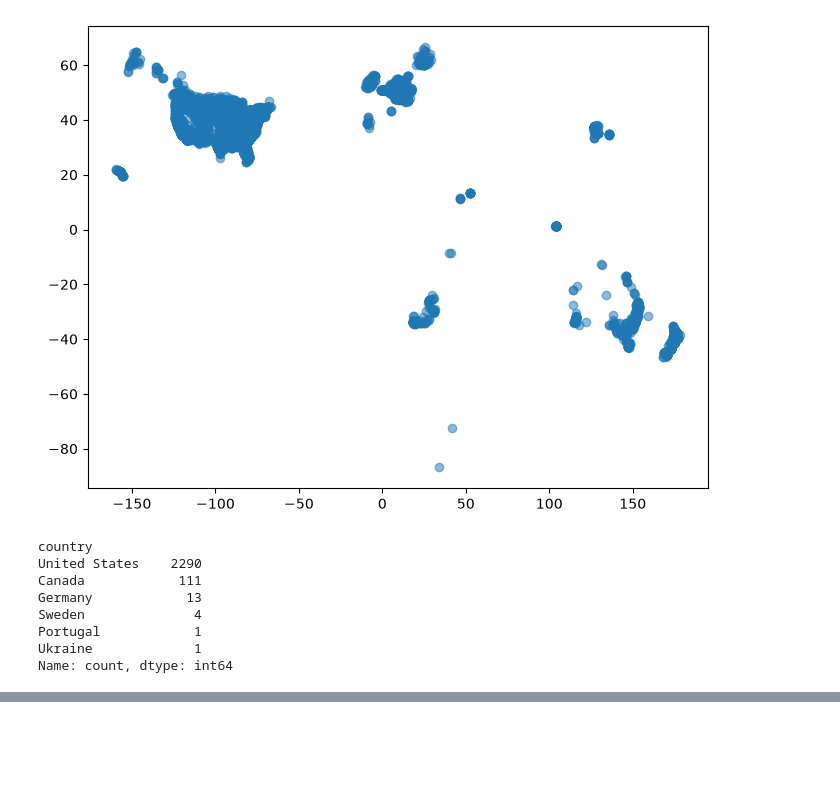
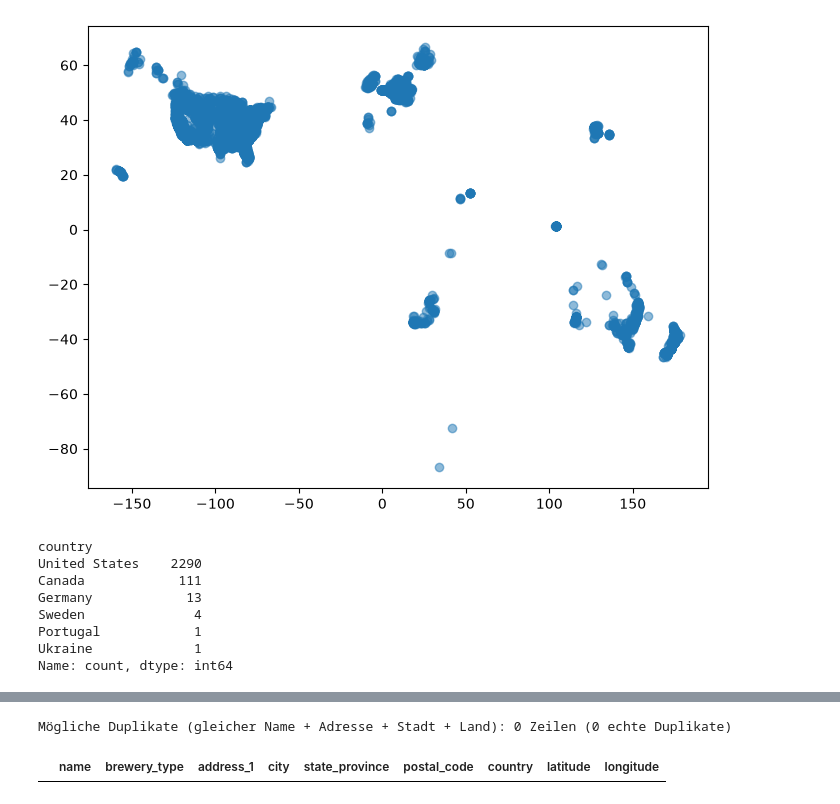
Before and after one commit to Proggy12/BreweryMap, a Jupyter notebook: EDA.ipynb, the cells around one changed output, grey strips where cells are left out. Drawn from its saved outputs; the diff is of its cells as text; code cells hidden in the pictures; blank space fills up the shorter version.

```diff
--- a/EDA.ipynb
+++ b/EDA.ipynb
@@ -167,0 +201,12 @@ Name: count, dtype: int64
+# %%
+subset_cols = ["name", "address_1", "city", "country"]
+mask = df_breweries_clean.duplicated(subset=subset_cols, keep=False)
+dup_addr = df_breweries_clean.loc[mask, :].sort_values(subset_cols)
+print(f"\nMögliche Duplikate (gleicher Name + Adresse + Stadt + Land): "
+      f"{dup_addr.shape[0]} Zeilen "
+      f"({dup_addr.duplicated(subset=subset_cols).sum()} echte Duplikate)")
+
+display(dup_addr)
+# %% [output]
+Mögliche Duplikate (gleicher Name + Adresse + Stadt + Land): 0 Zeilen (0 echte Duplikate)
+|  | name | brewery_type | address_1 | city | state_province | postal_code | country | latitude | longitude |
```
Also changed, not shown: parts of 3 cells of this notebook, 5 other files.
